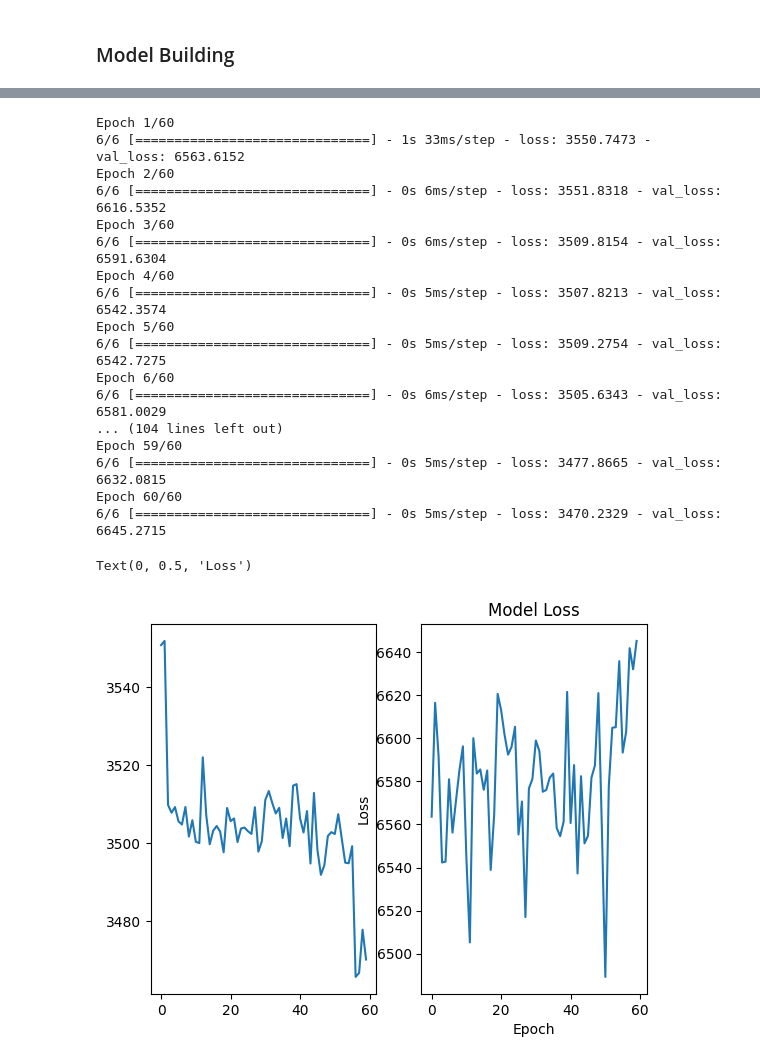
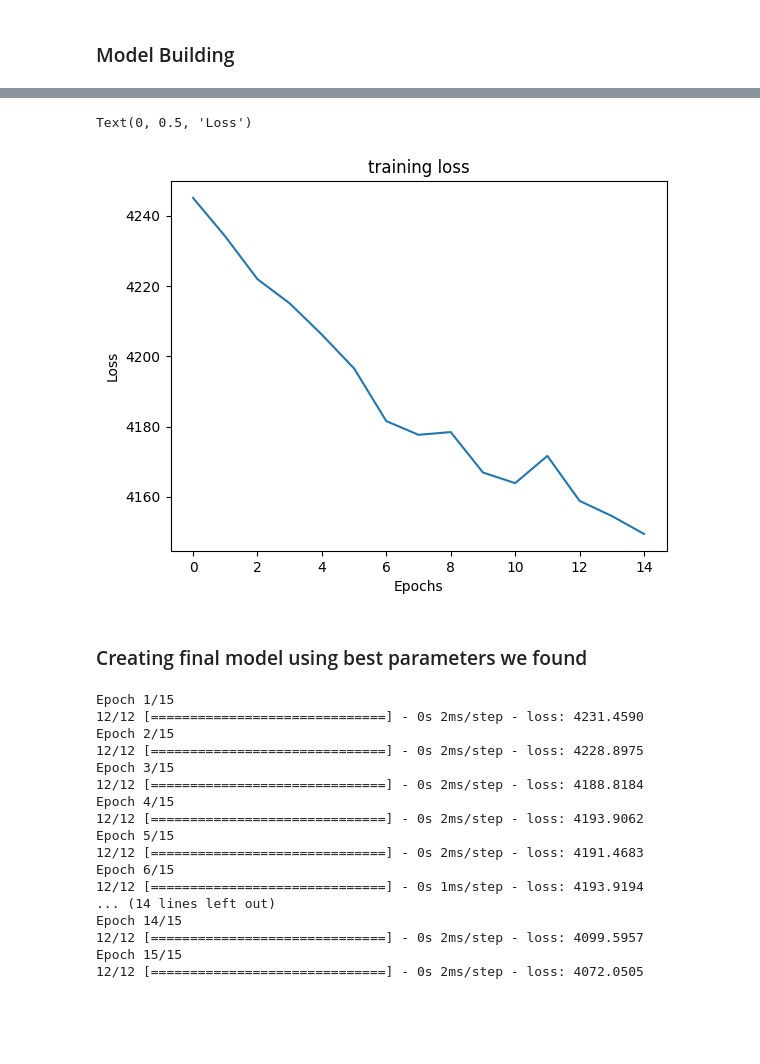
Before and after one commit to friskyspock/forestfire-data-excelr, a Jupyter notebook: NN_forestfire.ipynb, the cells around one changed output, grey strips where cells are left out. Cells and saved outputs as stored; diff of their text form; code cells hidden in the pictures; blank space fills up the shorter version.

```diff
--- a/NN_forestfire.ipynb
+++ b/NN_forestfire.ipynb
@@ -194,35 +206,34 @@ sns.heatmap(mean_scores, cmap="YlGnBu", annot=True, fmt=".2f")
+# %%
+best_model = grid.best_estimator_
+history = best_model.history_
+
+plt.plot(history['loss'])
+plt.title('training loss')
+plt.xlabel('Epochs')
+plt.ylabel('Loss')
+# %% [output]
+Text(0, 0.5, 'Loss')
+[figure, added]
+# %% [markdown]
+### Creating final model using best parameters we found
 # %%
-model = create_model(activation='sigmoid',dropout_rate=0.1, num_layers=3,optimizer='sgd',units=32)
-history = model.fit(x,y,validation_split=0.2,epochs=60,batch_size=80)
+model = create_model(activation='sigmoid',dropout_rate=0.2, num_layers=2,optimizer='sgd',units=32)
+history = model.fit(x_train,y_train,epochs=15,batch_size=40)
 # %% [output]
-Epoch 1/60
-6/6 [==============================] - 1s 33ms/step - loss: 3550.7473 - val_loss: 6563.6152
-Epoch 2/60
-6/6 [==============================] - 0s 6ms/step - loss: 3551.8318 - val_loss: 6616.5352
-Epoch 3/60
-6/6 [==============================] - 0s 6ms/step - loss: 3509.8154 - val_loss: 6591.6304
-Epoch 4/60
-6/6 [==============================] - 0s 5ms/step - loss: 3507.8213 - val_loss: 6542.3574
-Epoch 5/60
-6/6 [==============================] - 0s 5ms/step - loss: 3509.2754 - val_loss: 6542.7275
-Epoch 6/60
-6/6 [==============================] - 0s 6ms/step - loss: 3505.6343 - val_loss: 6581.0029
-... (104 lines left out)
-Epoch 59/60
-6/6 [==============================] - 0s 5ms/step - loss: 3477.8665 - val_loss: 6632.0815
-Epoch 60/60
-6/6 [==============================] - 0s 5ms/step - loss: 3470.2329 - val_loss: 6645.2715
+Epoch 1/15
+12/12 [==============================] - 0s 2ms/step - loss: 4231.4590
+Epoch 2/15
+12/12 [==============================] - 0s 2ms/step - loss: 4228.8975
+Epoch 3/15
+12/12 [==============================] - 0s 2ms/step - loss: 4188.8184
+Epoch 4/15
+12/12 [==============================] - 0s 2ms/step - loss: 4193.9062
+Epoch 5/15
+12/12 [==============================] - 0s 2ms/step - loss: 4191.4683
+Epoch 6/15
+12/12 [==============================] - 0s 1ms/step - loss: 4193.9194
+... (14 lines left out)
+Epoch 14/15
+12/12 [==============================] - 0s 2ms/step - loss: 4099.5957
+Epoch 15/15
+12/12 [==============================] - 0s 2ms/step - loss: 4072.0505
-# %%
-plt.figure(figsize=(10,5))
-ax1 = plt.subplot(1,2,1)
-plt.plot(history.history['loss'])
-ax2 = plt.subplot(1,2,2)
-plt.plot(history.history['val_loss'])
-ax1.set_title('training loss')
-ax2.set_title('validation loss')
-ax1.set_xlabel('Epoch')
-ax1.set_xlabel('Epoch')
-plt.ylabel('Loss')
-# %% [output]
-Text(0, 0.5, 'Loss')
-[figure, removed]
```
Also changed, not shown: parts of 14 cells of this notebook.
